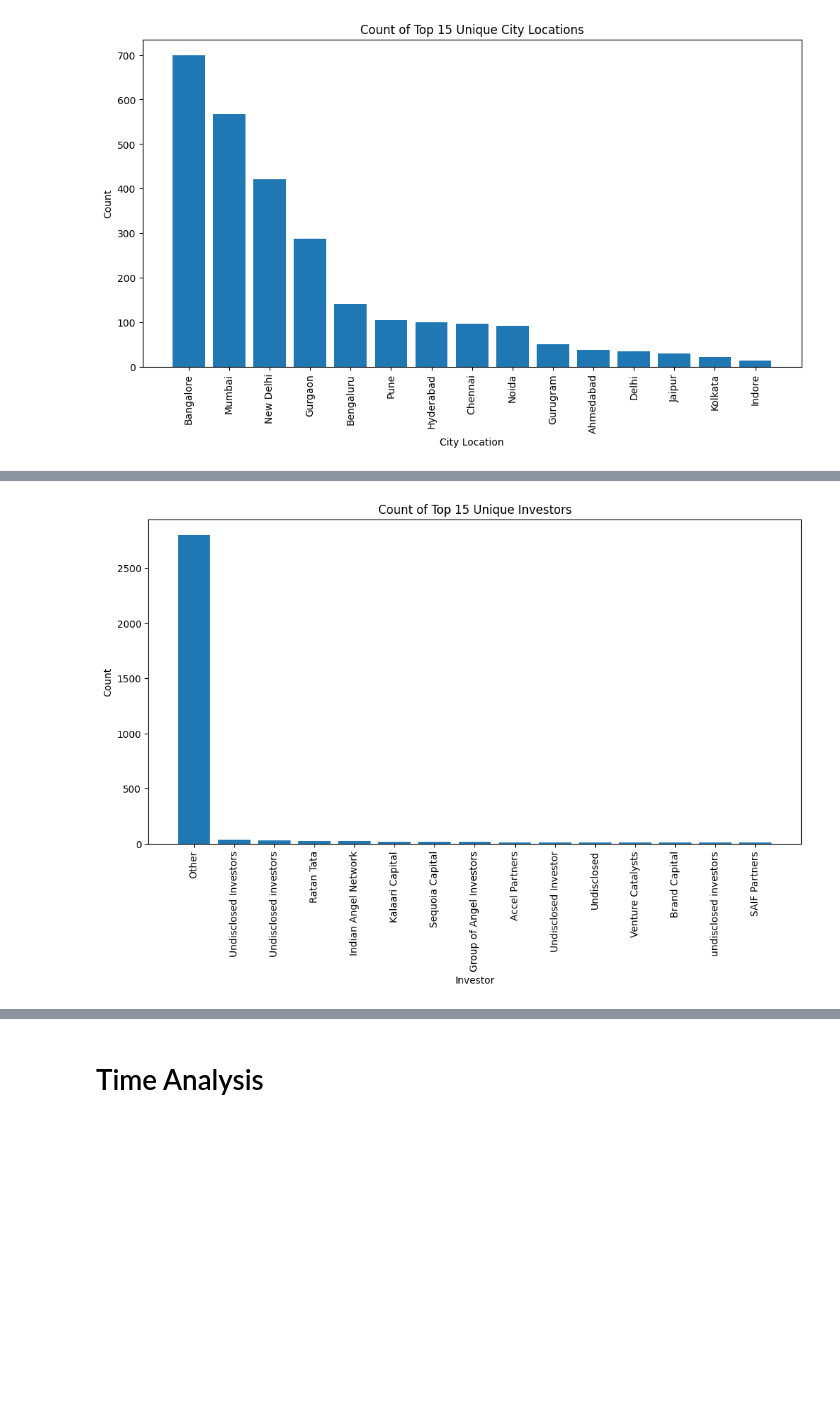
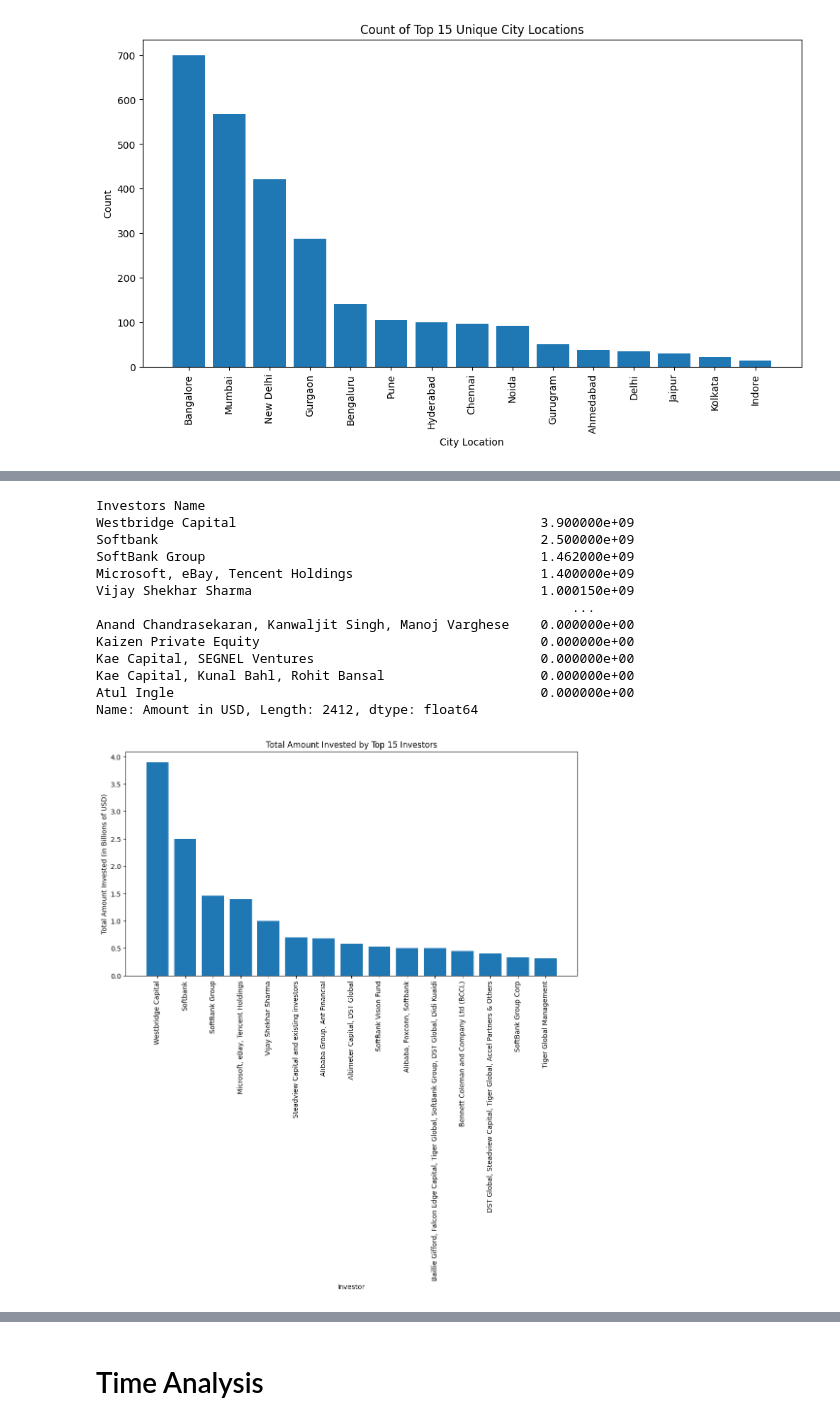
Before and after one commit to willyd332/A-Budding-Indian-Startup-Ecosystem, a Jupyter notebook: Analysis.ipynb, the cells around one changed output, grey strips where cells are left out. Cells and saved outputs as stored; diff of their text form; code cells hidden in the pictures; blank space fills up the shorter version.

```diff
--- a/Analysis.ipynb
+++ b/Analysis.ipynb
@@ -37,11 +852,12 @@ print(df.head(5))
 # %%
 # Filter the 'Industry Vertical' column to include only the top 15 industries plus 'Other'
+industry_counts = df["Industry Vertical"].value_counts()
 top_industries = list(industry_counts.index[:15])
-df.loc[~df['Industry Vertical'].isin(top_industries), 'Industry Vertical'] = 'Other'
+df_filtered_industry = df[df["Industry Vertical"].isin(top_industries)]
 
 # Bar chart of top 15 Industry Verticals
 plt.figure(figsize=(12,6))
-industry_counts = df["Industry Vertical"].value_counts()
+industry_counts = df_filtered_industry["Industry Vertical"].value_counts()
 plt.bar(industry_counts.index, industry_counts.values)
 plt.xticks(rotation=90)
 plt.title("Count of Top 15 Unique Industry Verticals (plus Other)")
@@ -53,11 +907,13 @@ plt.show()
 # %%
 # Filter the 'City Location' column to include only the top 15 cities
+df_filtered = df.copy()
+city_counts = df_filtered["City  Location"].value_counts()
 top_cities = city_counts.index[:15]
-df = df[df['City  Location'].isin(top_cities)]
+df_filtered = df_filtered[df_filtered['City  Location'].isin(top_cities)]
 
 # Bar chart of top 15 City Locations
 plt.figure(figsize=(12,6))
-city_counts = df["City  Location"].value_counts()
+city_counts = df_filtered["City  Location"].value_counts()
 plt.bar(city_counts.index, city_counts.values)
 plt.xticks(rotation=90)
 plt.title("Count of Top 15 Unique City Locations")
@@ -69,20 +963,41 @@ plt.show()
 # %%
-# 4. List and count of top 15 unique "Investors Name"
-investor_counts = df["Investors Name"].value_counts()
-top_investors = investor_counts[:15]
-df['Investors Name'] = df['Investors Name'].apply(lambda x: x if x in top_investors else 'Other')
+# Group the DataFrame by "Investors Name" and sum the corresponding "Amount in USD" values for each group
+investor_amounts = df.groupby("Investors Name")["Amount in USD"].sum()
 
-# Bar chart of Investors
+# Sort the resulting Series in descending order by the total amount invested
+investor_amounts = investor_amounts.sort_values(ascending=False)
+
+# print(investor_amounts)
+
+# Select the top 15 investors with the highest total investment amount
+top_investors = investor_amounts[:15]
+
+# Create a new DataFrame to hold the top investor amounts
+top_investors_df = pd.DataFrame({"Investor": top_investors.index, "Total Amount Invested": top_investors.values / 1e9})
+
+# Create a bar chart using Matplotlib to visualize the total amount invested by the top 15 investors and the "Other" category
 plt.figure(figsize=(12,6))
-investor_counts = df["Investors Name"].value_counts()
-plt.bar(investor_counts.index, investor_counts.values)
+plt.bar(top_investors_df["Investor"], top_investors_df["Total Amount Invested"])
 plt.xticks(rotation=90)
-plt.title("Count of Top 15 Unique Investors")
+plt.title("Total Amount Invested by Top 15 Investors")
 plt.xlabel("Investor")
-plt.ylabel("Count")
+plt.ylabel("Total Amount Invested (in Billions of USD)")
 plt.show()
 # %% [output]
+Investors Name
+Westbridge Capital                                       3.900000e+09
+Softbank                                                 2.500000e+09
+SoftBank Group                                           1.462000e+09
+Microsoft, eBay, Tencent Holdings                        1.400000e+09
+Vijay Shekhar Sharma                                     1.000150e+09
+                                                             ...
+Anand Chandrasekaran, Kanwaljit Singh, Manoj Varghese    0.000000e+00
+Kaizen Private Equity                                    0.000000e+00
+Kae Capital, SEGNEL Ventures                             0.000000e+00
+Kae Capital, Kunal Bahl, Rohit Bansal                    0.000000e+00
+Atul Ingle                                               0.000000e+00
+Name: Amount in USD, Length: 2412, dtype: float64
-[figure, old version]
+[figure, new version]
 # %%
 # 5. List and count of all unique "Investment Type"
 investment_counts = df["InvestmentnType"].value_counts()
```
Also changed, not shown: parts of 10 cells of this notebook.
